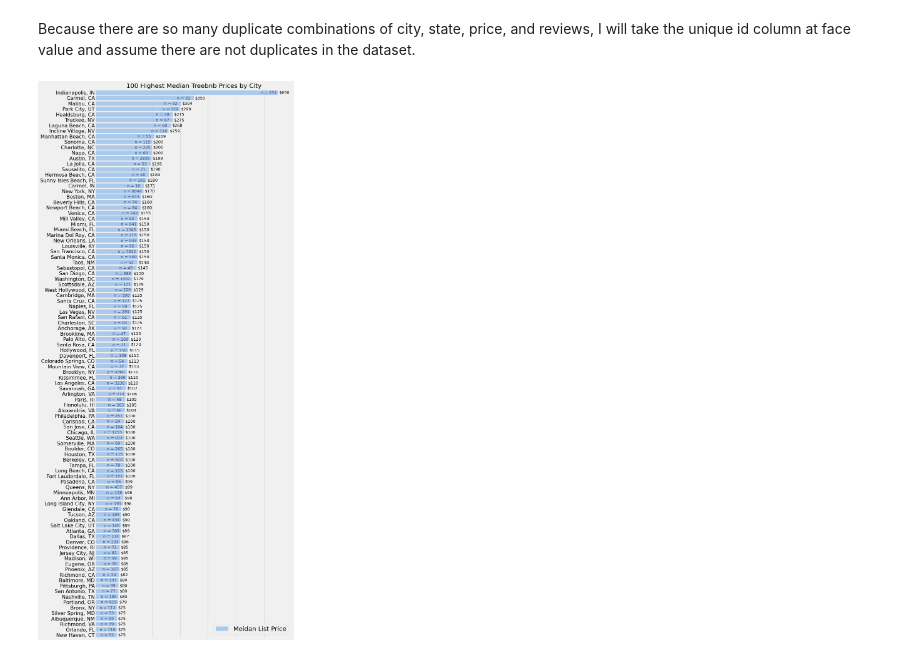
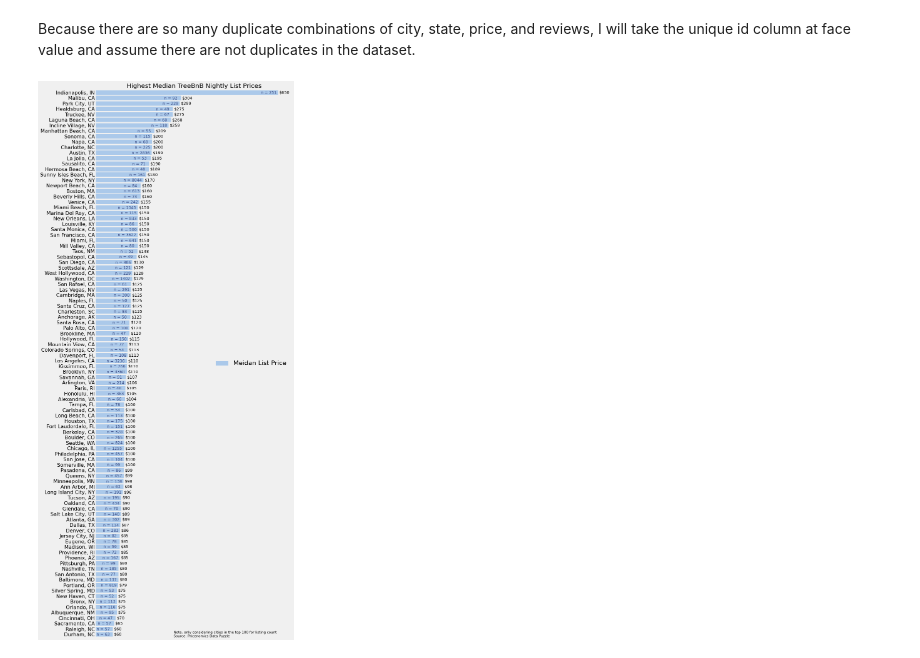
Before and after one commit to ratulesrar3/treefortbnb-viz, a Jupyter notebook: treefort_analysis.ipynb, the cells around one changed output. Saved outputs shown, nothing was run; the diff lists cells and outputs as text; code cells hidden in the pictures.

```diff
--- a/treefort_analysis.ipynb
+++ b/treefort_analysis.ipynb
@@ -66,7 +67,8 @@ def clean_row(row):
 df['city_state'] = df.apply(clean_row, axis=1)
 # %%
 # get median list price and number of listings by city
-df_sorted = df.groupby('city_state')['price'].agg(['median', 'count']).reset_index().sort_values(by='median', ascending=False)
+# get prices for top 100 cities based on number of listings
+df_sorted = df.groupby('city_state')['price'].agg(['median', 'count']).reset_index().sort_values(by=['count', 'median'], ascending=False)[:100].sort_values(by=['median'], ascending=False)
 # %%
 # create dataframe for plotting
 df_sorted.columns = ['city', 'median_list_price', 'count']
@@ -77,37 +79,36 @@ def tup(row):
     return (row['median_list_price'], row['count'])
 
 df_sorted['tup'] = df_sorted.apply(tup, axis=1)
-
-# filter out cities with fewer than 10 listings
-df_sorted = df_sorted[df_sorted['count'] >= 10]
 # %%
 # initialize the matplotlib figure
 f, ax = plt.subplots(figsize=(10, 30))
 
 # plot the mediam prices
 sns.set_color_codes('pastel')
 sns.barplot(x='median_list_price', y='city', data=df_sorted[:100], label='Meidan List Price', color='b')
 
 # add a legend and remove tick labels
-ax.legend(ncol=2, loc='lower right', frameon=True)
+ax.legend(ncol=2, loc='center right', frameon=False)
 ax.set(xlim=(0, 700), ylabel='', xlabel='')
-ax.xaxis.set_ticklabels([])
+ax.get_xaxis().set_visible(False)
 sns.despine(left=True, bottom=True)
 
 # add text labels
 for ix, val in enumerate(df_sorted['tup'][:100]):
     plt.text(val[0] + 4.5, ix + .25, '$'+str(val[0]), fontsize=13)
     if len(str(val[1])) > 3:
         plt.text(val[0] - 72, ix + .25, 'n = '+str(val[1]), fontsize=12.5, color='#384a85')
     elif val[0] < 100 and len(str(val[1])) == 3:
         plt.text(val[0] - 61.7, ix + .25, 'n = '+str(val[1]), fontsize=12.5, color='#384a85')
     elif val[0] < 100 and len(str(val[1])) < 3:
         plt.text(val[0] - 58, ix + .25, 'n = '+str(val[1]), fontsize=12.5, color='#384a85')
     else:
         plt.text(val[0] - 61, ix + .25, 'n = '+str(val[1]), fontsize=12.5, color='#384a85')
 
 # add title and save output
-plt.title('100 Highest Median Treebnb Prices by City')
+plt.title('Highest Median TreeBnB Nightly List Prices')
+plt.figtext(0.425, 0.07, 'Note: only considering cities in the top 100 for listing count\nSource: Pricenomics Data Puzzle',
+            fontsize=11)
 plt.savefig('treebnb.png', dpi=300, bbox_inches = 'tight')
 # %% [output]
-[figure, old version]
+[figure, new version]
```
Also changed, not shown: parts of 1 cell of this notebook, 1 other file.
